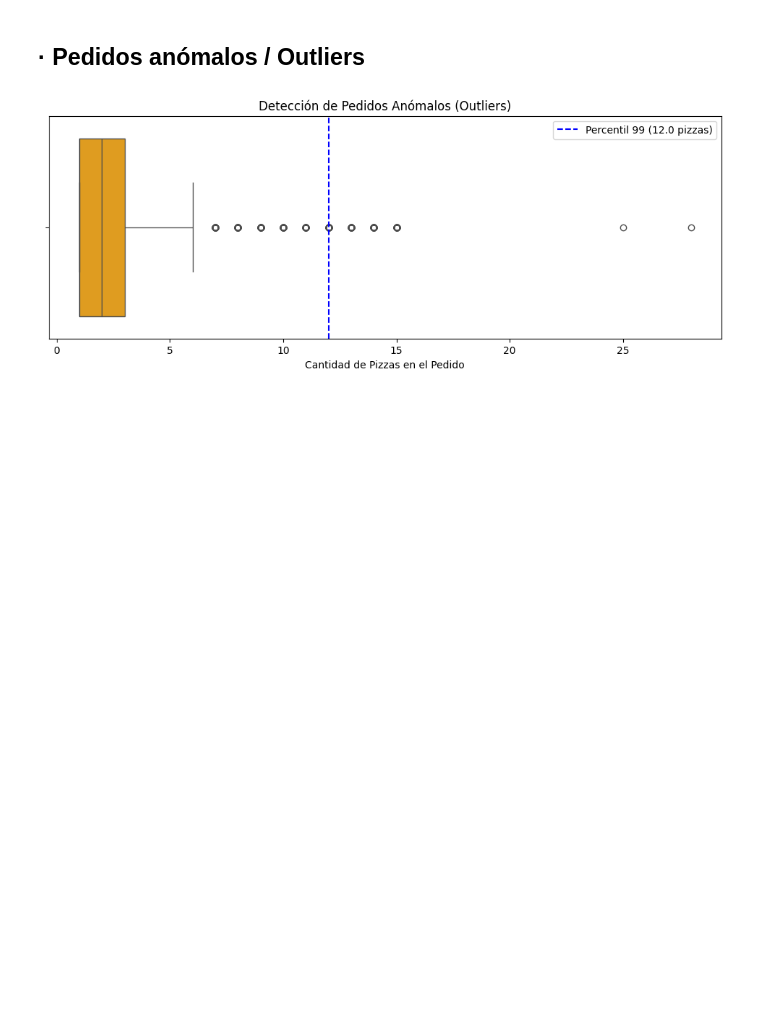
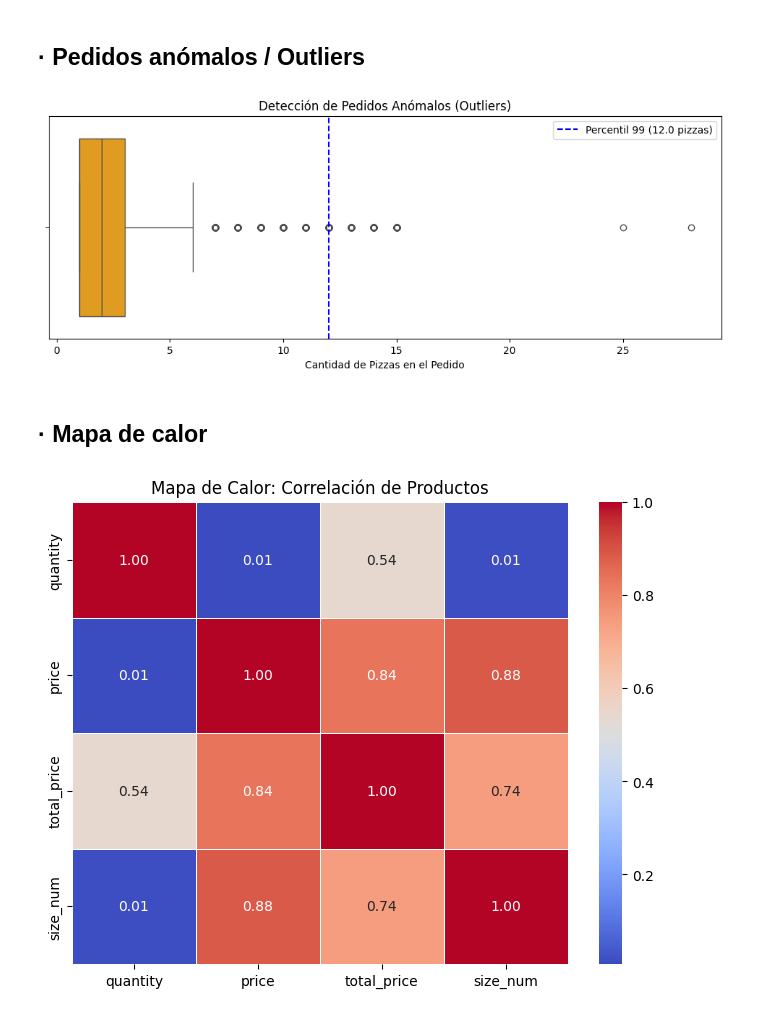
Before and after one commit to Joan735/PythonRA2, a Jupyter notebook: pizza/pizza.ipynb, the cells around one changed output. Cells and saved outputs as stored; diff of their text form; code cells hidden in the pictures; blank space fills up the shorter version.

```diff
--- a/pizza/pizza.ipynb
+++ b/pizza/pizza.ipynb
@@ -753,3 +753,37 @@ plt.legend()
 plt.show()
 # %% [output]
 [figure]
+# %% [markdown]
+## · Mapa de calor
+# %%
+# 1. Cargar los datos
+orders = pd.read_csv('orders.csv')
+details = pd.read_csv('order_details.csv')
+pizzas = pd.read_csv('pizzas.csv')
+
+# 2. Unir las tablas
+df = pd.merge(details, pizzas, on='pizza_id', how='left')
+df = pd.merge(df, orders, on='order_id', how='left')
+
+# 3. Preparar variables
+df['total_price'] = df['quantity'] * df['price']
+size_map = {'S': 1, 'M': 2, 'L': 3, 'XL': 4, 'XXL': 5}
+df['size_num'] = df['size'].map(size_map)
+
+# 4. Seleccionar columnas (SIN hora ni días)
+# Solo nos quedan variables de producto y cantidad
+cols_to_corr = ['quantity', 'price', 'total_price', 'size_num']
+correlation_matrix = df[cols_to_corr].corr()
+
+# 5. Generar el Mapa de Calor
+plt.figure(figsize=(8, 6))
+sns.heatmap(correlation_matrix,
+            annot=True,
+            cmap='coolwarm',
+            fmt=".2f",
+            linewidths=0.5)
+
+plt.title('Mapa de Calor: Correlación de Productos')
+plt.show()
+# %% [output]
+[figure, added]
```
Also changed, not shown: parts of 3 cells of this notebook.
